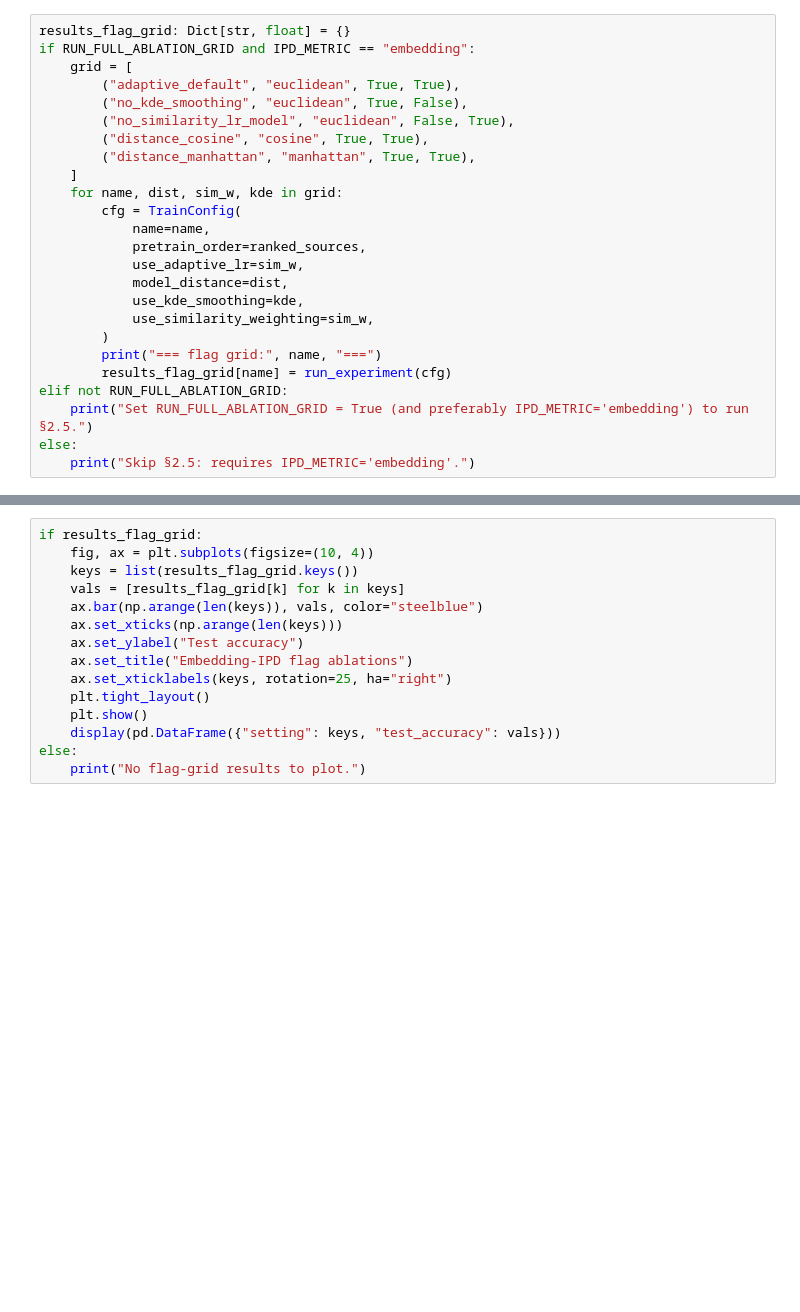
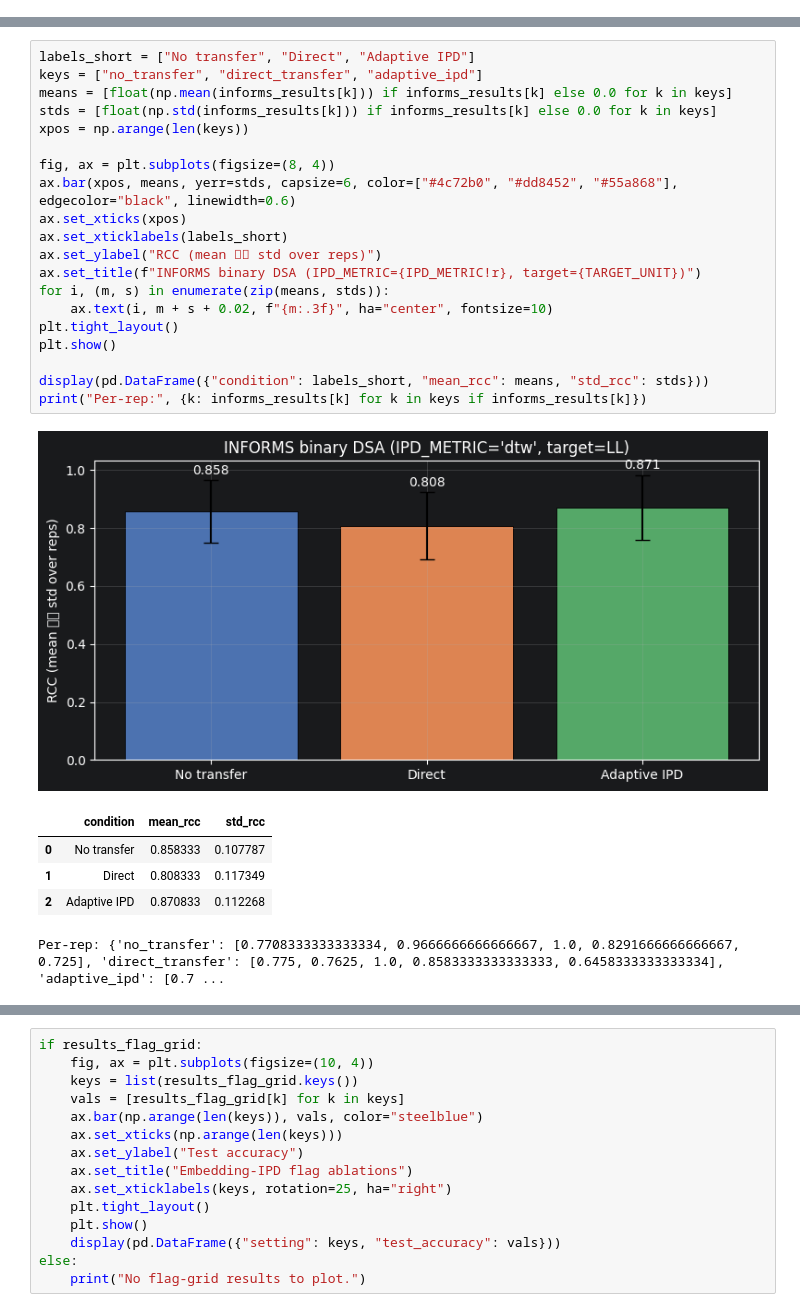
Before and after one commit to thomasfire/PyHealth, a Jupyter notebook: examples/dsa_adaptive_transfer_paper_replication.ipynb, the cells around one changed output, grey strips where cells are left out. Cells and saved outputs as stored; diff of their text form; blank space fills up the shorter version.

```diff
--- a/examples/dsa_adaptive_transfer_paper_replication.ipynb
+++ b/examples/dsa_adaptive_transfer_paper_replication.ipynb
@@ -1655,25 +0,0 @@ display(
-# %%
-results_flag_grid: Dict[str, float] = {}
-if RUN_FULL_ABLATION_GRID and IPD_METRIC == "embedding":
-    grid = [
-        ("adaptive_default", "euclidean", True, True),
-        ("no_kde_smoothing", "euclidean", True, False),
-        ("no_similarity_lr_model", "euclidean", False, True),
-        ("distance_cosine", "cosine", True, True),
-        ("distance_manhattan", "manhattan", True, True),
-    ]
-    for name, dist, sim_w, kde in grid:
-        cfg = TrainConfig(
-            name=name,
-            pretrain_order=ranked_sources,
-            use_adaptive_lr=sim_w,
-            model_distance=dist,
-            use_kde_smoothing=kde,
-            use_similarity_weighting=sim_w,
-        )
-        print("=== flag grid:", name, "===")
-        results_flag_grid[name] = run_experiment(cfg)
-elif not RUN_FULL_ABLATION_GRID:
-    print("Set RUN_FULL_ABLATION_GRID = True (and preferably IPD_METRIC='embedding') to run §2.5.")
-else:
-    print("Skip §2.5: requires IPD_METRIC='embedding'.")
@@ -1681,0 +621,27 @@ Set RUN_FULL_ABLATION_GRID = True (and preferably IPD_METRIC='embedding') to run
+# %%
+labels_short = ["No transfer", "Direct", "Adaptive IPD"]
+keys = ["no_transfer", "direct_transfer", "adaptive_ipd"]
+means = [float(np.mean(informs_results[k])) if informs_results[k] else 0.0 for k in keys]
+stds = [float(np.std(informs_results[k])) if informs_results[k] else 0.0 for k in keys]
+xpos = np.arange(len(keys))
+
+fig, ax = plt.subplots(figsize=(8, 4))
+ax.bar(xpos, means, yerr=stds, capsize=6, color=["#4c72b0", "#dd8452", "#55a868"], edgecolor="black", linewidth=0.6)
+ax.set_xticks(xpos)
+ax.set_xticklabels(labels_short)
+ax.set_ylabel("RCC (mean ﷿﷿ std over reps)")
+ax.set_title(f"INFORMS binary DSA (IPD_METRIC={IPD_METRIC!r}, target={TARGET_UNIT})")
+for i, (m, s) in enumerate(zip(means, stds)):
+    ax.text(i, m + s + 0.02, f"{m:.3f}", ha="center", fontsize=10)
+plt.tight_layout()
+plt.show()
+
+display(pd.DataFrame({"condition": labels_short, "mean_rcc": means, "std_rcc": stds}))
+print("Per-rep:", {k: informs_results[k] for k in keys if informs_results[k]})
+# %% [output]
+[figure, added]
+|  | condition | mean_rcc | std_rcc |
+| 0 | No transfer | 0.858333 | 0.107787 |
+| 1 | Direct | 0.808333 | 0.117349 |
+| 2 | Adaptive IPD | 0.870833 | 0.112268 |
+Per-rep: {'no_transfer': [0.7708333333333334, 0.9666666666666667, 1.0, 0.8291666666666667, 0.725], 'direct_transfer': [0.775, 0.7625, 1.0, 0.8583333333333333, 0.6458333333333334], 'adaptive_ipd': [0.7 ...
```
Also changed, not shown: parts of 63 cells of this notebook.
